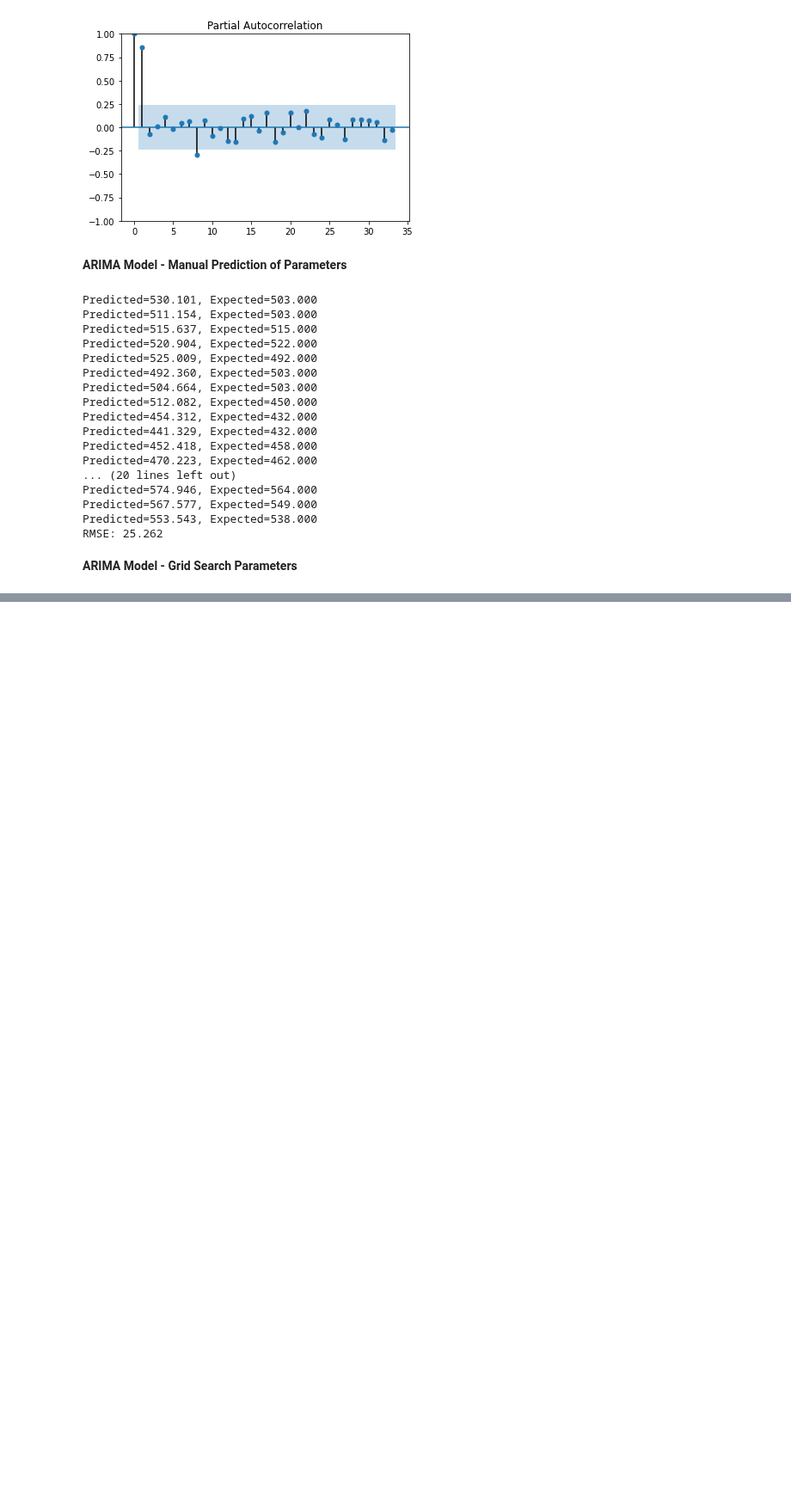
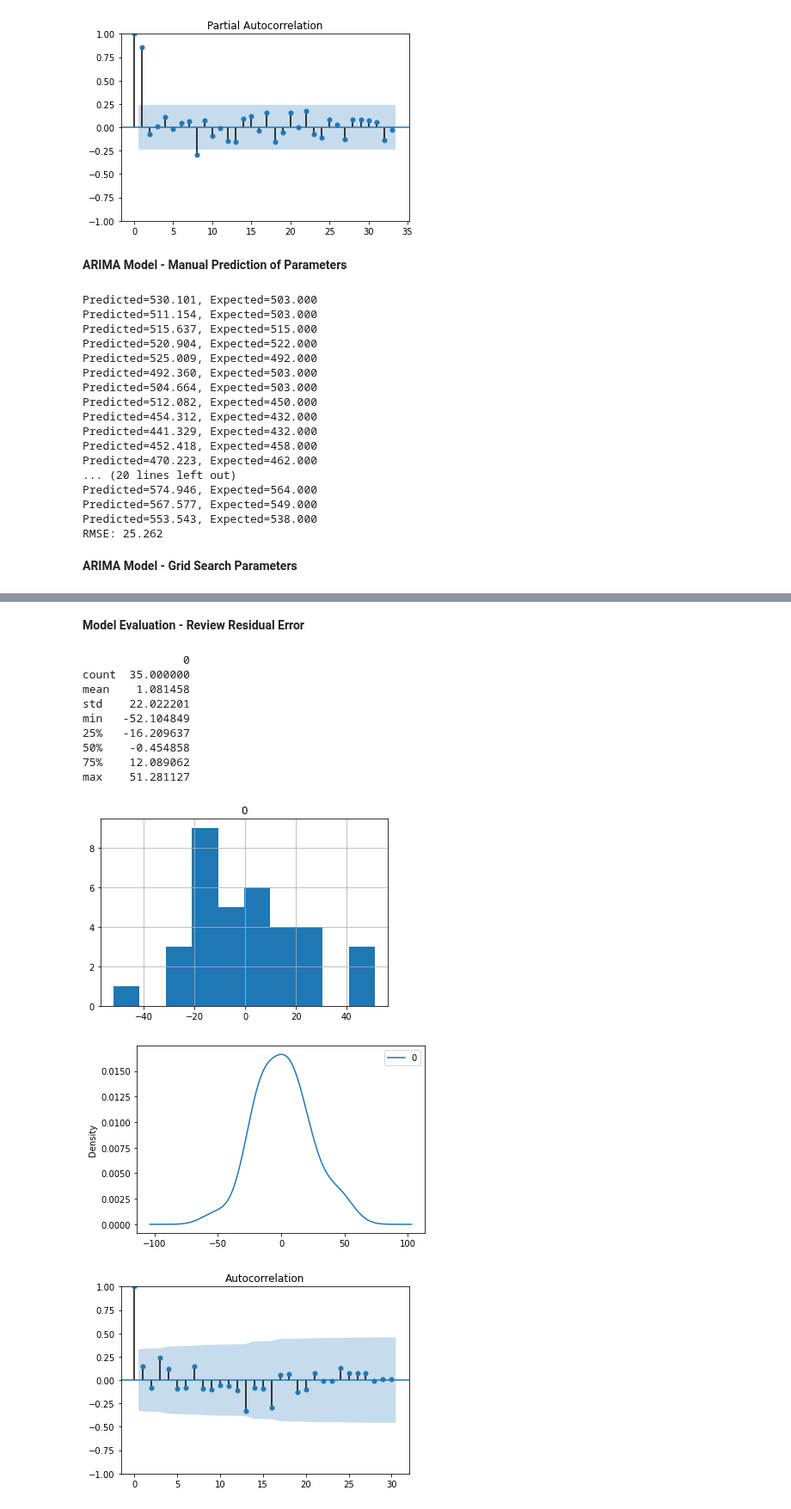
Before and after one commit to kenneth-craig/academyPub, a Jupyter notebook: ARIMA-annual-water-usage.ipynb, the cells around one changed output, grey strips where cells are left out. Shown at 86% size. Drawn from its saved outputs; the diff is of its cells as text; code cells hidden in the pictures; blank space fills up the shorter version.

```diff
--- a/ARIMA-annual-water-usage.ipynb
+++ b/ARIMA-annual-water-usage.ipynb
@@ -428,0 +429,61 @@ train len= 34, train_size=34
+# %% [markdown]
+**Model Evaluation - Review Residual Error**
+# %%
+# summarise residual errors for ARIMA model
+import pandas as pd
+from statsmodels.tsa.arima.model import ARIMA
+from matplotlib import pyplot
+from statsmodels.graphics.tsaplots import plot_acf
+from statsmodels.graphics.tsaplots import plot_pacf
+
+# load data
+series = pd.read_csv('dev_water.csv', header=0, index_col=0, parse_dates=True, squeeze=True)
+# prepare data
+X = series.values
+train_size = int(len(X) * 0.50)
+train, test = X[0:train_size], X[train_size:]
+# walk-forward validation
+history = [x for x in train]
+# make predictions
+predictions = list()
+residuals = list()
+for i in range(len(test)):
+  # predict
+  model = ARIMA(history, order=(2,1,0))
+  model_fit = model.fit()
+  yhat = model_fit.forecast()[0]
+  predictions.append(yhat)
+  history.append(test[i])
+  # errors
+  residual = test[i] - predictions[i]
+  residuals.append(residual)
+
+residuals = pd.DataFrame(residuals)
+print(residuals.describe())
+# report residuals
+residuals.hist()
+pyplot.show()
+residuals.plot(kind='kde')
+pyplot.show()
+
+plot_acf(residuals, lags=30)
+pyplot.show()
+plot_pacf(residuals, lags=15, method='ywm')
+pyplot.show()
+
+# Observations:
+# Looking at the distribution of the residuals we can see that distribution has a right shift and that mean is non-zero at 1.081458.  This is a sign that perhaps the predictions are biased
+# The plots suggests a Gaussian-like distribution with a long right tail, providing further evidence that perhaps a power transform might be worth exploring
+# %% [output]
+               0
+count  35.000000
+mean    1.081458
+std    22.022201
+min   -52.104849
+25%   -16.209637
+50%    -0.454858
+75%    12.089062
+max    51.281127
+[figure, added]
+[figure, added]
+[figure, added]
```
Also changed, not shown: parts of 16 cells of this notebook.
